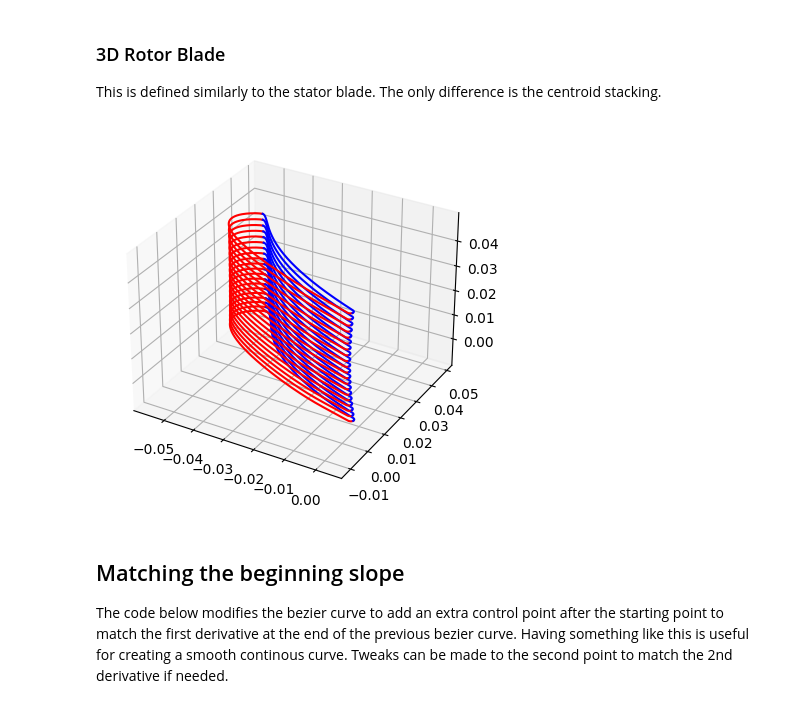
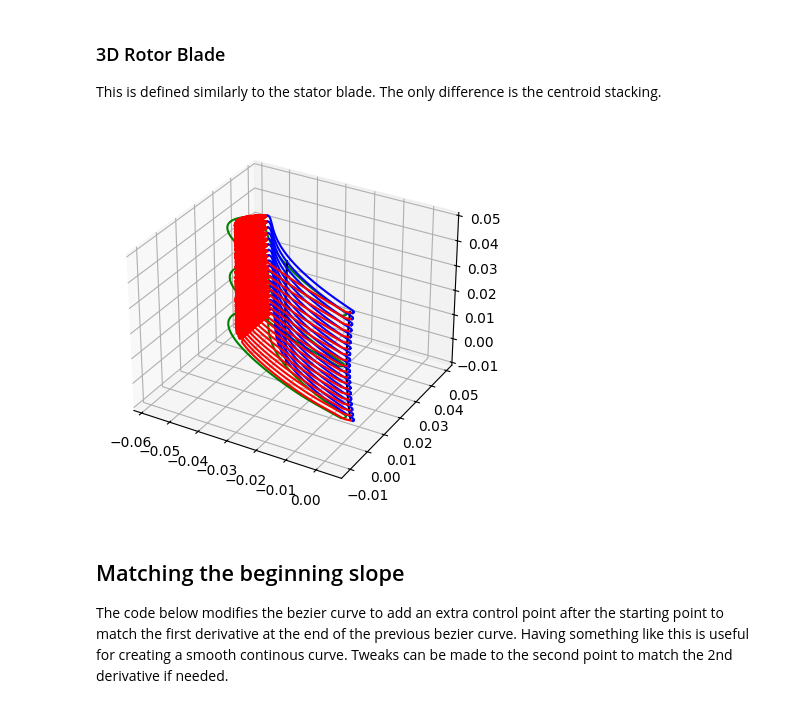
Before and after one commit to nasa/pyturbo-aero, a Jupyter notebook: tutorials/3D_StageTutorial.ipynb, the cells around one changed output. Drawn from its saved outputs; the diff is of its cells as text; code cells hidden in the pictures.

```diff
--- a/tutorials/3D_StageTutorial.ipynb
+++ b/tutorials/3D_StageTutorial.ipynb
@@ -179,14 +179,14 @@ rotor_tip.plot2D()
 This is defined similarly to the stator blade. The only difference is the centroid stacking.
 # %%
 #%% Rotor 3D
-rotor3D = Airfoil3D(profileArray=[stator_hub,stator_mid,stator_tip],profile_loc=[0.0,0.5,1.0], height = 0.04)
-rotor3D.stack(StackType.centroid) # stators are typically stacked with leading edge; stators with centroid or trailing edge
+rotor3D = Airfoil3D(profileArray=[rotor_hub,rotor_mid,rotor_tip],profile_loc=[0.0,0.5,1.0], height = 0.04)
+rotor3D.stack(StackType.trailing_edge) # stators are typically stacked with leading edge; stators with centroid or trailing edge
 rotor3D.add_sweep(sweep_y=[0,-0.05,0.05], sweep_z=[0.0, 0.5, 1]) # Z =1 is blade tip, Z = 0 is blade hub. The units are in percentage
 rotor3D.add_lean(leanX=[0,0.01,-0.02],leanZ=[0,0.5,1])
 rotor3D.build(nProfiles=20,num_points=160,trailing_edge_points=20)
-rotor3D.plot()
+rotor3D.plot3D()
 # %% [output]
-[figure, old version]
+[figure, new version]
 # %% [markdown]
 ## Matching the beginning slope
 The code below modifies the bezier curve to add an extra control point after the starting point to match the first derivative at the end of the previous bezier curve. Having something like this is useful for creating a smooth continous curve. Tweaks can be made to the second point to match the 2nd derivative if needed.
```
Also changed, not shown: parts of 7 cells of this notebook, 14 other files.
